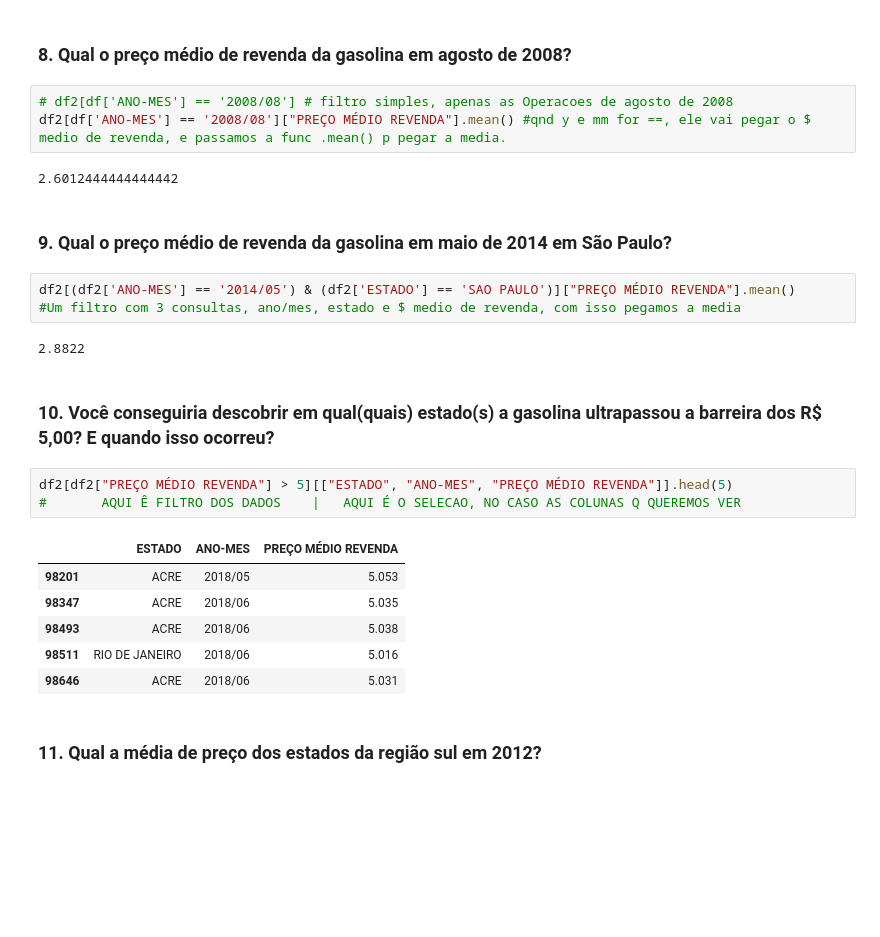
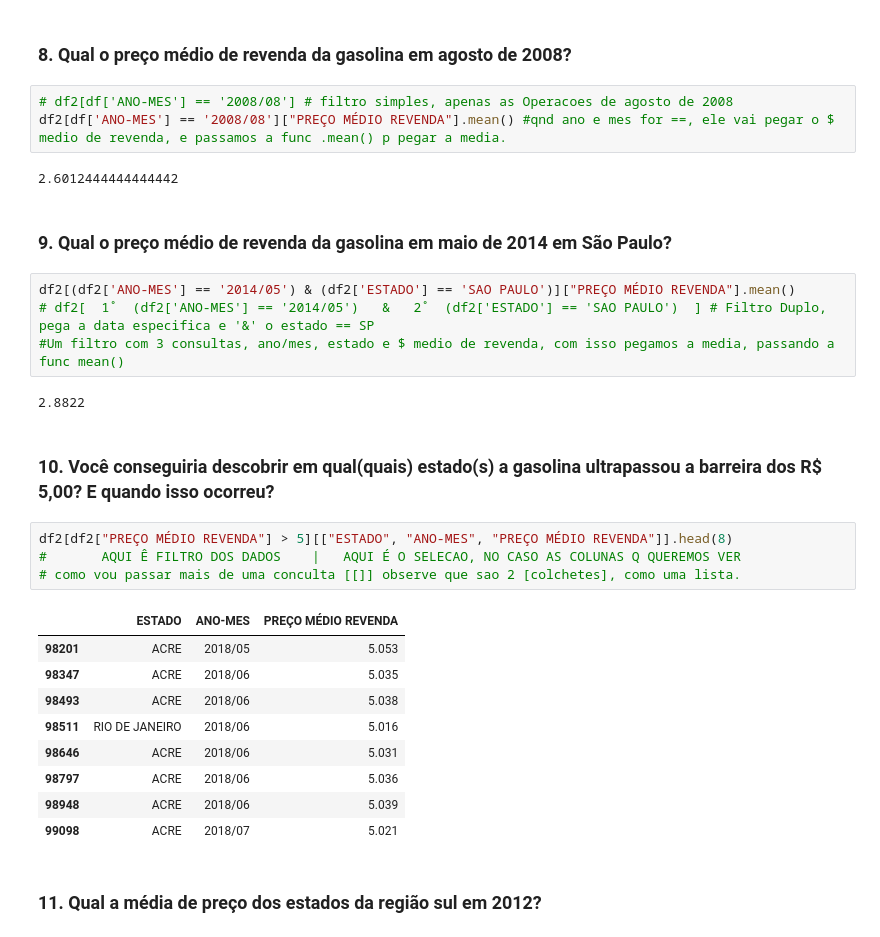
Before and after one commit to LuanArtacho/Projeto-1-Analise_dos_pre-os_da_gasolina_no_Brasil, a Jupyter notebook: Exercícios Pandas.ipynb, the cells around one changed output. Cells and saved outputs as stored; diff of their text form; blank space fills up the shorter version.

```diff
--- a/Exercícios Pandas.ipynb
+++ b/Exercícios Pandas.ipynb
@@ -126,28 +135,33 @@ df2 = df[df_filtro]
 ### 8. Qual o preço médio de revenda da gasolina em agosto de 2008?
 # %%
 # df2[df['ANO-MES'] == '2008/08'] # filtro simples, apenas as Operacoes de agosto de 2008
-df2[df['ANO-MES'] == '2008/08']["PREÇO MÉDIO REVENDA"].mean() #qnd y e mm for ==, ele vai pegar o $ medio de revenda, e passamos a func .mean() p pegar a media.
+df2[df['ANO-MES'] == '2008/08']["PREÇO MÉDIO REVENDA"].mean() #qnd ano e mes for ==, ele vai pegar o $ medio de revenda, e passamos a func .mean() p pegar a media.
 # %% [output]
 2.6012444444444442
 # %% [markdown]
 ### 9. Qual o preço médio de revenda da gasolina em maio de 2014 em São Paulo?
 # %%
 df2[(df2['ANO-MES'] == '2014/05') & (df2['ESTADO'] == 'SAO PAULO')]["PREÇO MÉDIO REVENDA"].mean()
-#Um filtro com 3 consultas, ano/mes, estado e $ medio de revenda, com isso pegamos a media
+# df2[  1˚  (df2['ANO-MES'] == '2014/05')   &   2˚  (df2['ESTADO'] == 'SAO PAULO')  ] # Filtro Duplo, pega a data especifica e '&' o estado == SP
+#Um filtro com 3 consultas, ano/mes, estado e $ medio de revenda, com isso pegamos a media, passando a func mean()
 # %% [output]
 2.8822
 # %% [markdown]
 ### 10. Você conseguiria descobrir em qual(quais) estado(s) a gasolina ultrapassou a barreira dos R$ 5,00? E quando isso ocorreu?
 # %%
-df2[df2["PREÇO MÉDIO REVENDA"] > 5][["ESTADO", "ANO-MES", "PREÇO MÉDIO REVENDA"]].head(5)
+df2[df2["PREÇO MÉDIO REVENDA"] > 5][["ESTADO", "ANO-MES", "PREÇO MÉDIO REVENDA"]].head(8)
 #       AQUI Ê FILTRO DOS DADOS    |   AQUI É O SELECAO, NO CASO AS COLUNAS Q QUEREMOS VER
+# como vou passar mais de uma conculta [[]] observe que sao 2 [colchetes], como uma lista.
 # %% [output]
 |  | ESTADO | ANO-MES | PREÇO MÉDIO REVENDA |
 | 98201 | ACRE | 2018/05 | 5.053 |
 | 98347 | ACRE | 2018/06 | 5.035 |
 | 98493 | ACRE | 2018/06 | 5.038 |
 | 98511 | RIO DE JANEIRO | 2018/06 | 5.016 |
 | 98646 | ACRE | 2018/06 | 5.031 |
+| 98797 | ACRE | 2018/06 | 5.036 |
+| 98948 | ACRE | 2018/06 | 5.039 |
+| 99098 | ACRE | 2018/07 | 5.021 |
 # %% [markdown]
 ### 11. Qual a média de preço dos estados da região sul em 2012?
 # %%
```
Also changed, not shown: parts of 19 cells of this notebook.
